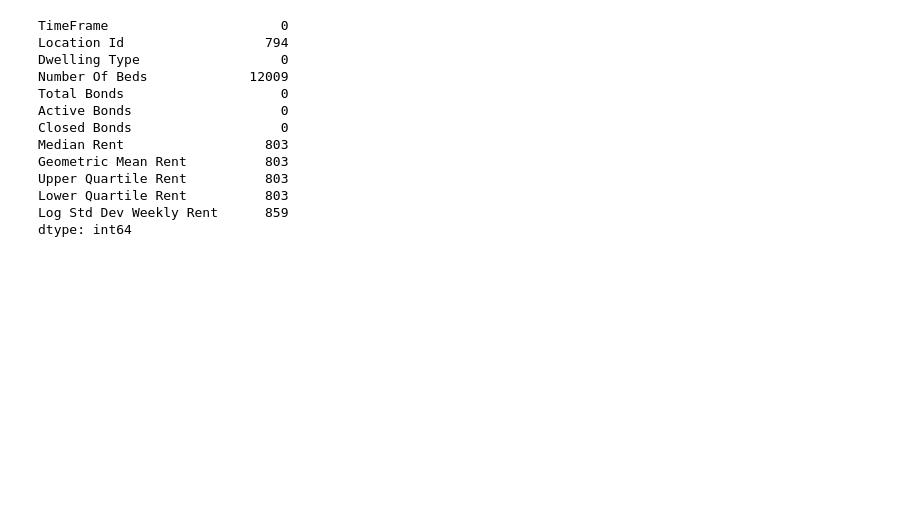
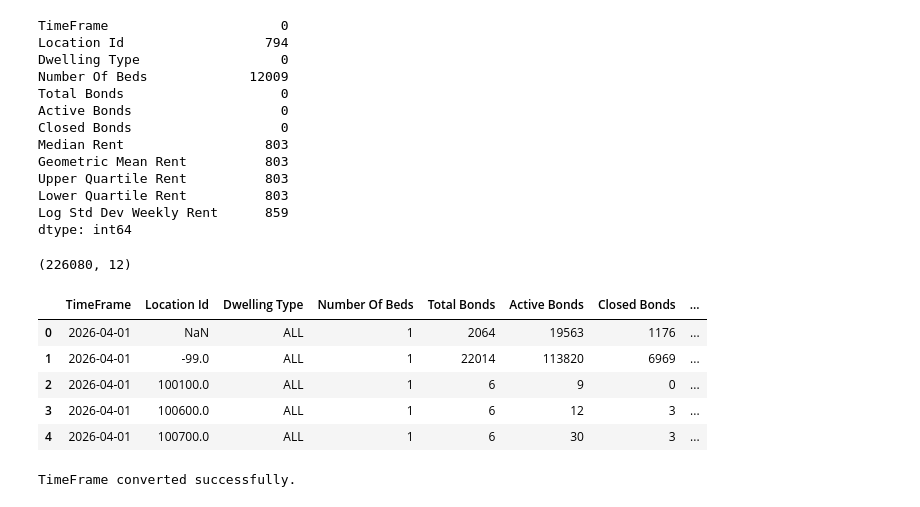
Before and after one commit to KULDEEP1994KR/GRP_Project_422_201, a Jupyter notebook: week_8/tenancy.ipynb, the cells around one changed output. Cells and saved outputs as stored; diff of their text form; code cells hidden in the pictures; blank space fills up the shorter version.

```diff
--- a/week_8/tenancy.ipynb
+++ b/week_8/tenancy.ipynb
@@ -70,0 +74,24 @@ df_tnc['TimeFrame']=pd.to_datetime(df_tnc['TimeFrame'])
+# %%
+df = pd.read_csv(r"C:\Users\patel\OneDrive\Desktop\new repo\GRP_Project_422_201\Detailed-Quarterly-Tenancy-Q1-2020-Q3-2026.csv")
+
+print(df.shape)
+df.head()
+# %% [output]
+(226080, 12)
+|  | TimeFrame | Location Id | Dwelling Type | Number Of Beds | Total Bonds | Active Bonds | Closed Bonds | ... |
+| 0 | 2026-04-01 | NaN | ALL | 1 | 2064 | 19563 | 1176 | ... |
+| 1 | 2026-04-01 | -99.0 | ALL | 1 | 22014 | 113820 | 6969 | ... |
+| 2 | 2026-04-01 | 100100.0 | ALL | 1 | 6 | 9 | 0 | ... |
+| 3 | 2026-04-01 | 100600.0 | ALL | 1 | 6 | 12 | 3 | ... |
+| 4 | 2026-04-01 | 100700.0 | ALL | 1 | 6 | 30 | 3 | ... |
+# %%
+# Convert TimeFrame to datetime
+df["TimeFrame"] = pd.to_datetime(df["TimeFrame"], errors="coerce")
+
+# Check for invalid dates
+if df["TimeFrame"].isna().any():
+    raise ValueError("Invalid or missing TimeFrame values found.")
+
+print("TimeFrame converted successfully.")
+# %% [output]
+TimeFrame converted successfully.
```
Also changed, not shown: parts of 11 cells of this notebook, 4 other files.
